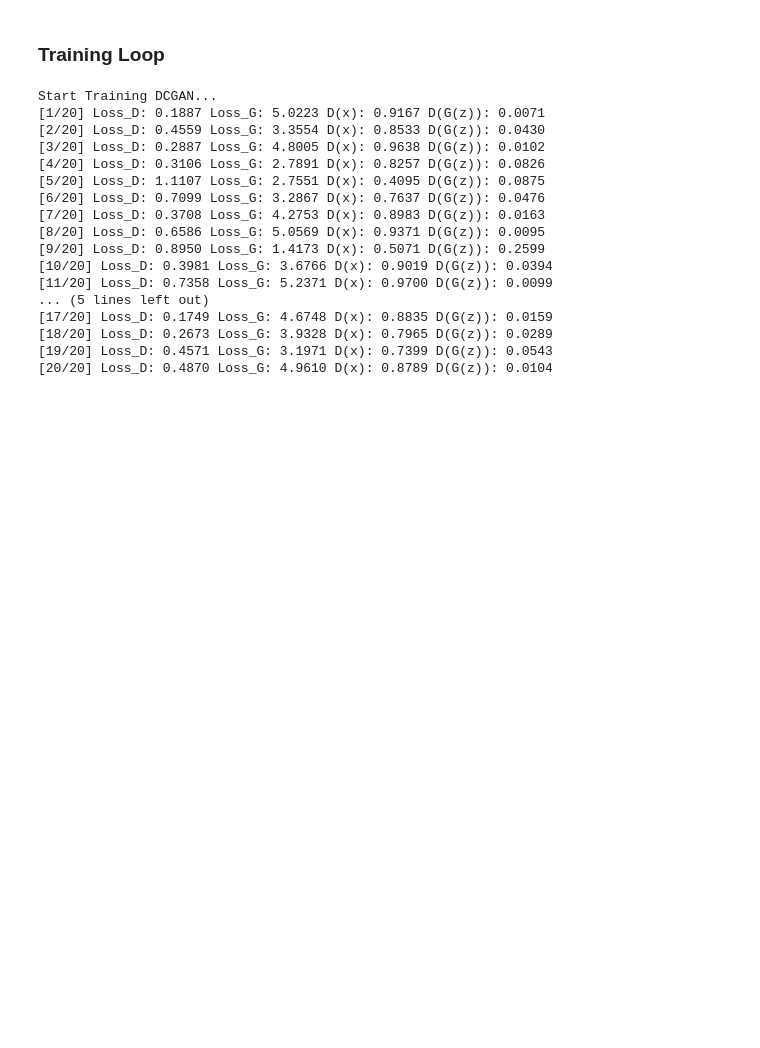
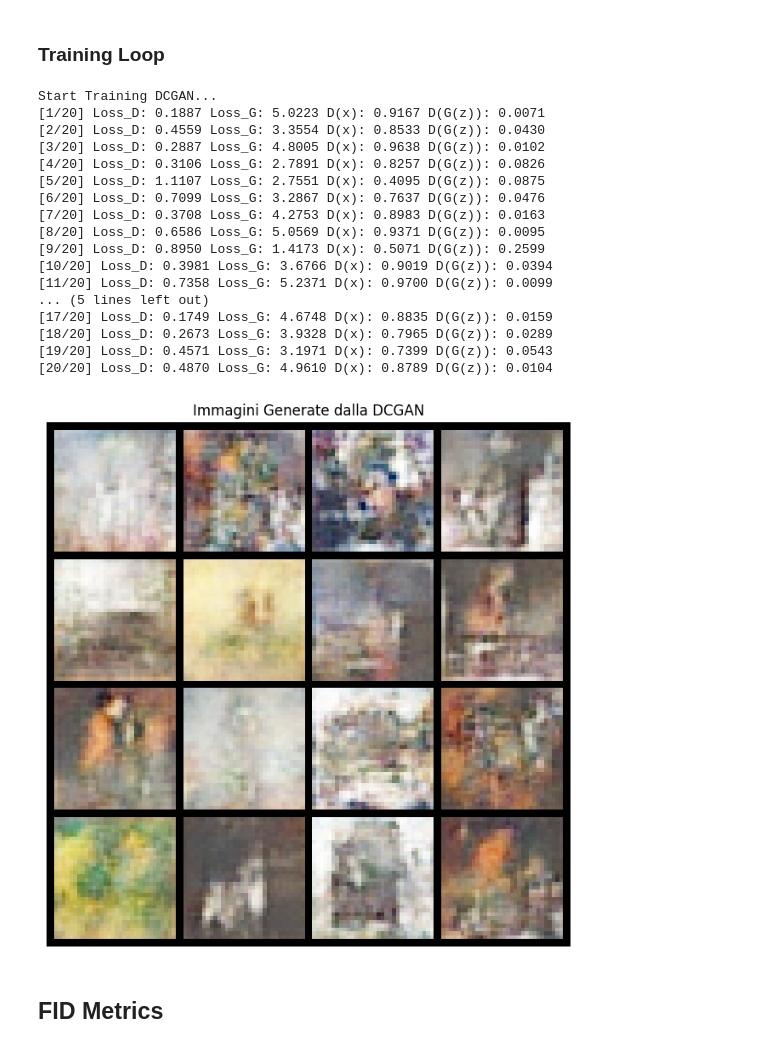
Before and after one commit to Tuco711/GenAI_Project, a Jupyter notebook: TP1-alunos-src-only/student_start_pack/ArtBench10_Student_Start_Pack.ipynb, the cells around one changed output. Cells and saved outputs as stored; diff of their text form; code cells hidden in the pictures; blank space fills up the shorter version.

```diff
--- a/TP1-alunos-src-only/student_start_pack/ArtBench10_Student_Start_Pack.ipynb
+++ b/TP1-alunos-src-only/student_start_pack/ArtBench10_Student_Start_Pack.ipynb
@@ -841,3 +841,21 @@ Start Training DCGAN...
 [18/20] Loss_D: 0.2673 Loss_G: 3.9328 D(x): 0.7965 D(G(z)): 0.0289
 [19/20] Loss_D: 0.4571 Loss_G: 3.1971 D(x): 0.7399 D(G(z)): 0.0543
 [20/20] Loss_D: 0.4870 Loss_G: 4.9610 D(x): 0.8789 D(G(z)): 0.0104
+# %%
+with torch.no_grad():
+    # Generiamo 16 immagini partendo da rumore casuale
+    noise = torch.randn(16, latent_dim, 1, 1, device=device)
+    fake_images = netG(noise).detach().cpu()
+
+    # Denormalizziamo (da -1,1 a 0,1)
+    grid = torchvision.utils.make_grid(fake_images, nrow=4, normalize=True)
+
+    plt.figure(figsize=(8,8))
+    plt.imshow(grid.permute(1, 2, 0))
+    plt.title("Immagini Generate dalla DCGAN")
+    plt.axis('off')
+    plt.show()
+# %% [output]
+[figure, added]
+# %% [markdown]
+## FID Metrics
```
Also changed, not shown: 1 other file.
